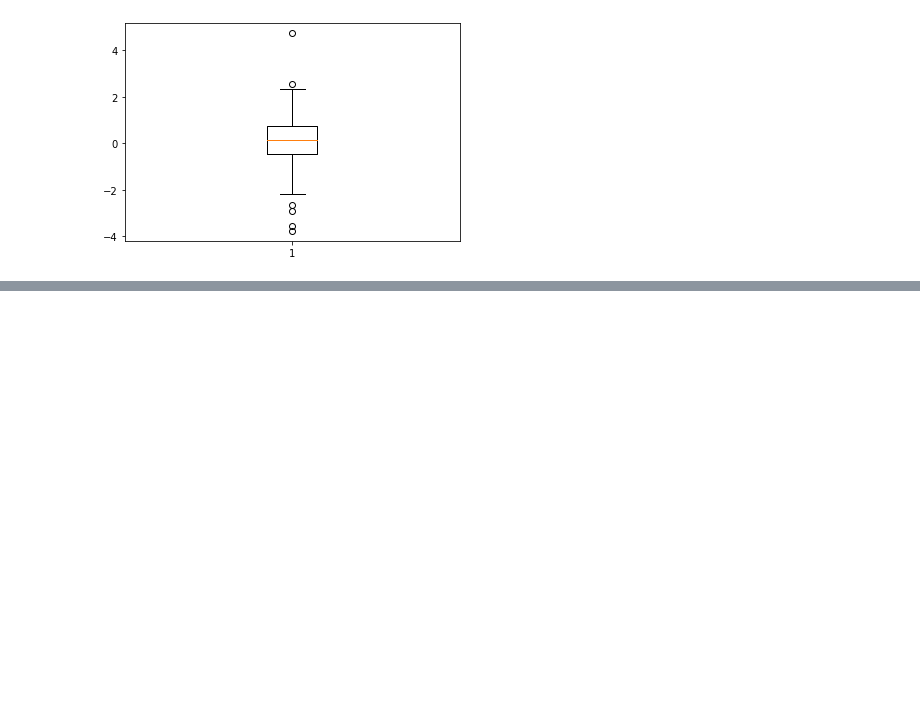
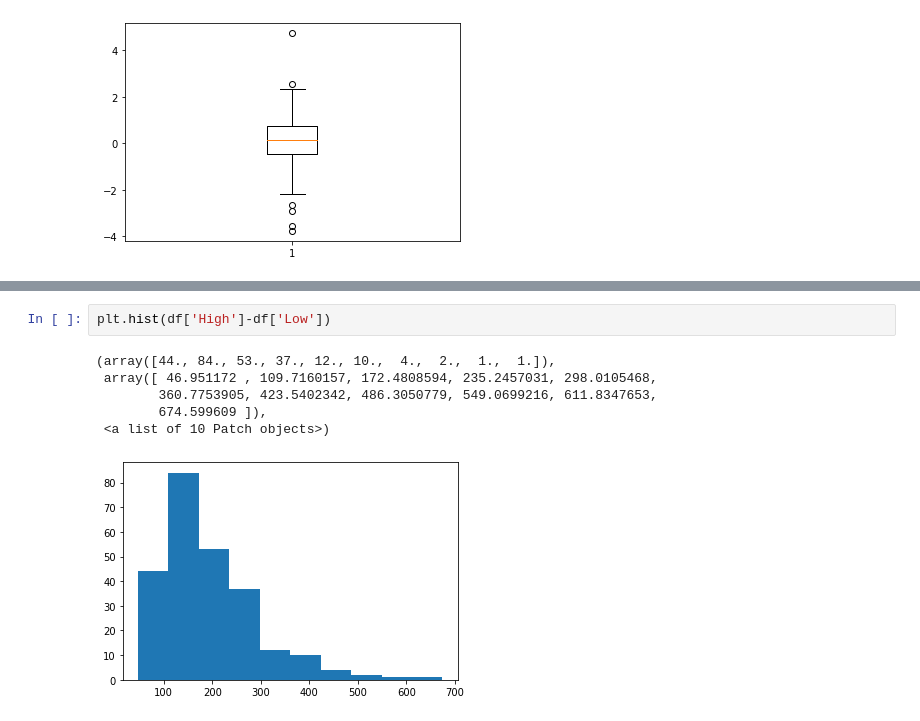
Before and after one commit to vinodcmrc/learning, a Jupyter notebook: nifty.ipynb, the cells around one changed output, grey strips where cells are left out. Saved outputs shown, nothing was run; the diff lists cells and outputs as text; blank space fills up the shorter version.

```diff
--- a/nifty.ipynb
+++ b/nifty.ipynb
@@ -117,0 +129,9 @@ plt.boxplot(df['profit_loss'])
+# %%
+plt.hist(df['High']-df['Low'])
+# %% [output]
+(array([44., 84., 53., 37., 12., 10.,  4.,  2.,  1.,  1.]),
+ array([ 46.951172 , 109.7160157, 172.4808594, 235.2457031, 298.0105468,
+        360.7753905, 423.5402342, 486.3050779, 549.0699216, 611.8347653,
+        674.599609 ]),
+ <a list of 10 Patch objects>)
+[figure, added]
```
Also changed, not shown: parts of 1 cell of this notebook.
